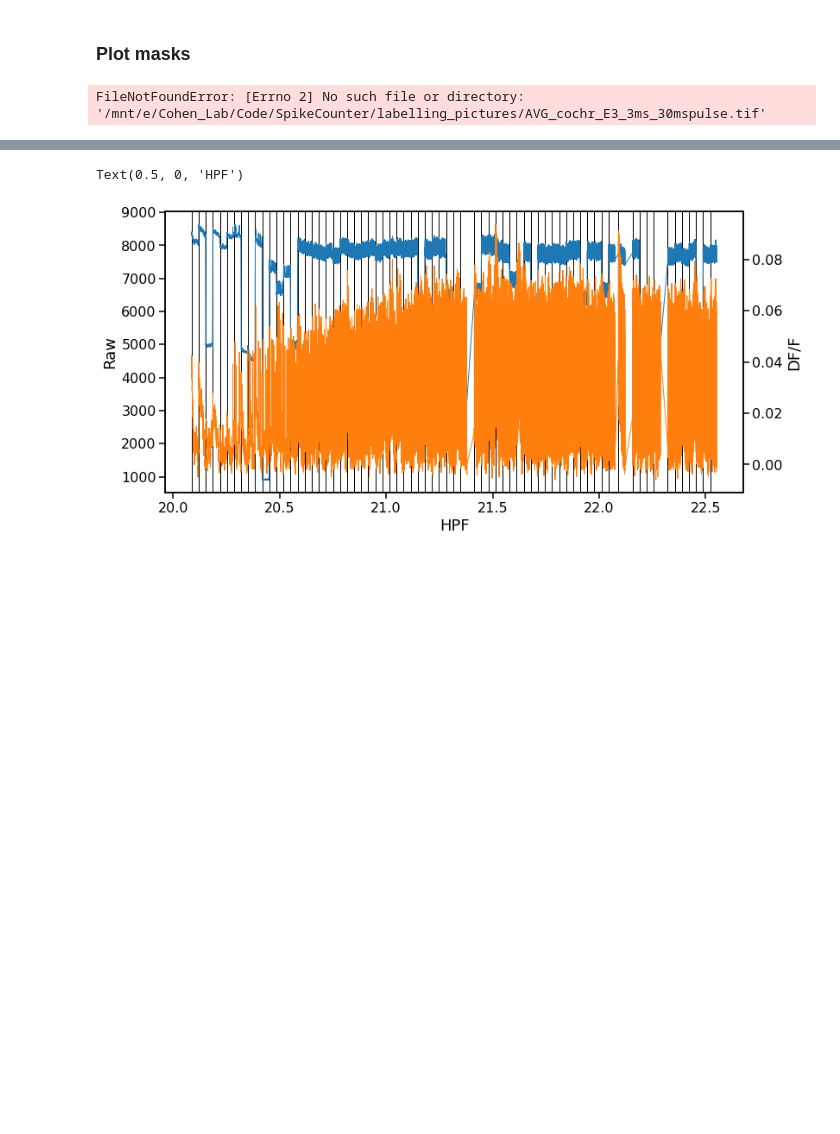
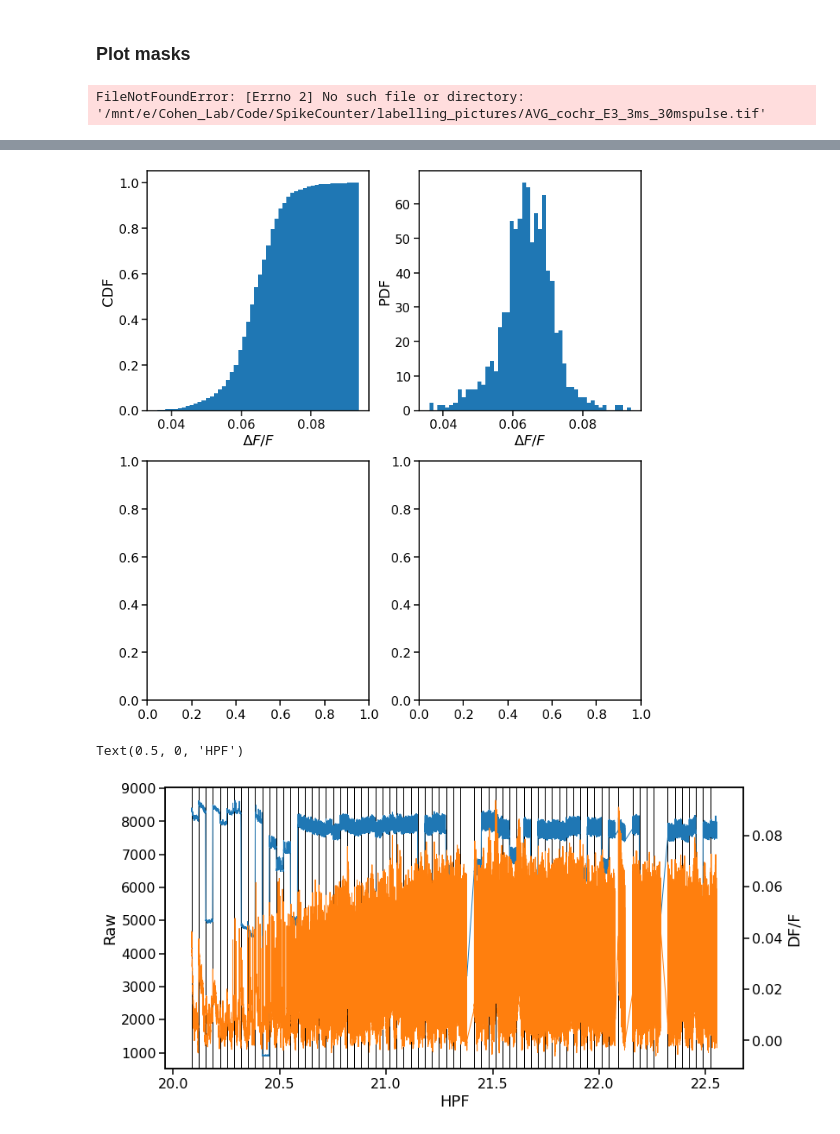
Before and after one commit to adamcohenlab/Jia2023FirstHeartbeat, a Jupyter notebook: calcium_Isi_new.ipynb, the cells around one changed output, grey strips where cells are left out. Saved outputs shown, nothing was run; the diff lists cells and outputs as text; code cells hidden in the pictures; blank space fills up the shorter version.

```diff
--- a/calcium_Isi_new.ipynb
+++ b/calcium_Isi_new.ipynb
@@ -202,6 +204,11 @@ dobj.load_traces(timepoints=timepoints, per_trace_start=1, background_subtract=1
                  scale_lowest_mean=False, filter_function = lambda x: custom_lp_filter(x))
 # %%
 dobj.analyze_peaks()
+# %%
+dobj.plot_peak_quality_metrics(9)
+plt.tight_layout()
+# %% [output]
+[figure, added]
 # %%
 offsets = []
 for i in timepoints:
```
Also changed, not shown: parts of 5 cells of this notebook, 3 other files.
